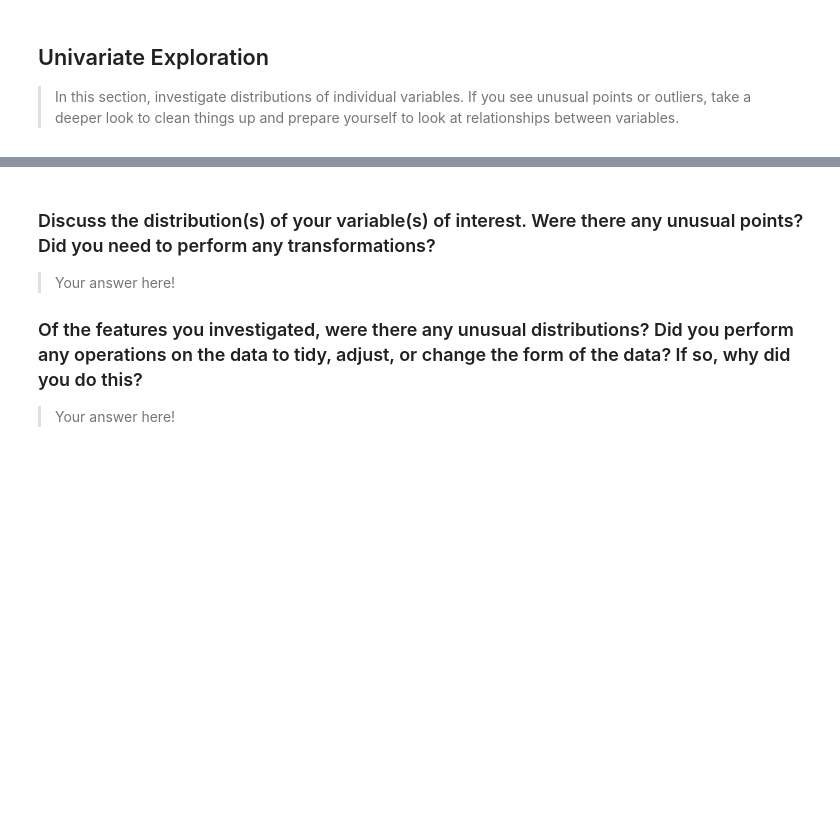
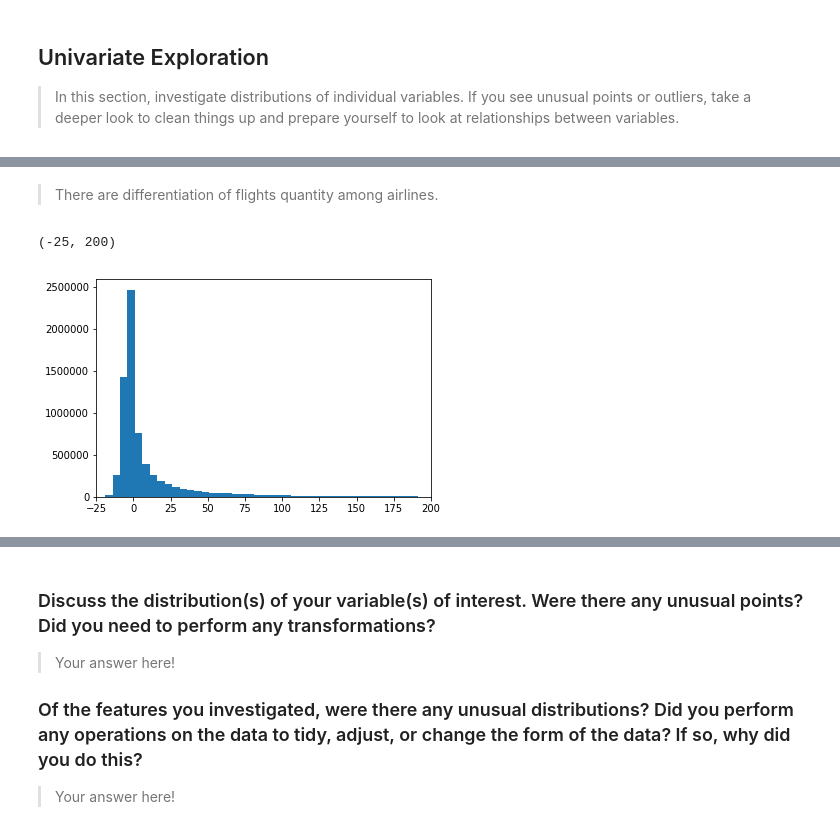
Before and after one commit to aryan9211/communicate-data-findings, a Jupyter notebook: exploration_template.ipynb, the cells around one changed output, grey strips where cells are left out. Drawn from its saved outputs; the diff is of its cells as text; code cells hidden in the pictures; blank space fills up the shorter version.

```diff
--- a/exploration_template.ipynb
+++ b/exploration_template.ipynb
@@ -40,0 +110,11 @@ you plan on investigating next.
+# %% [markdown]
+> There are differentiation of flights quantity among airlines.
+# %%
+step = 5
+bin_edges = np.arange(df.DepDelay.min()-step, df.DepDelay.max()+step, step)
+plt.hist(df.DepDelay, bins=bin_edges)
+plt.xlim(-25,200)
+# plt.xticks(np.arange(-25,200,25))
+# %% [output]
+(-25, 200)
+[figure, added]
```
Also changed, not shown: parts of 18 cells of this notebook, 1 other file.
